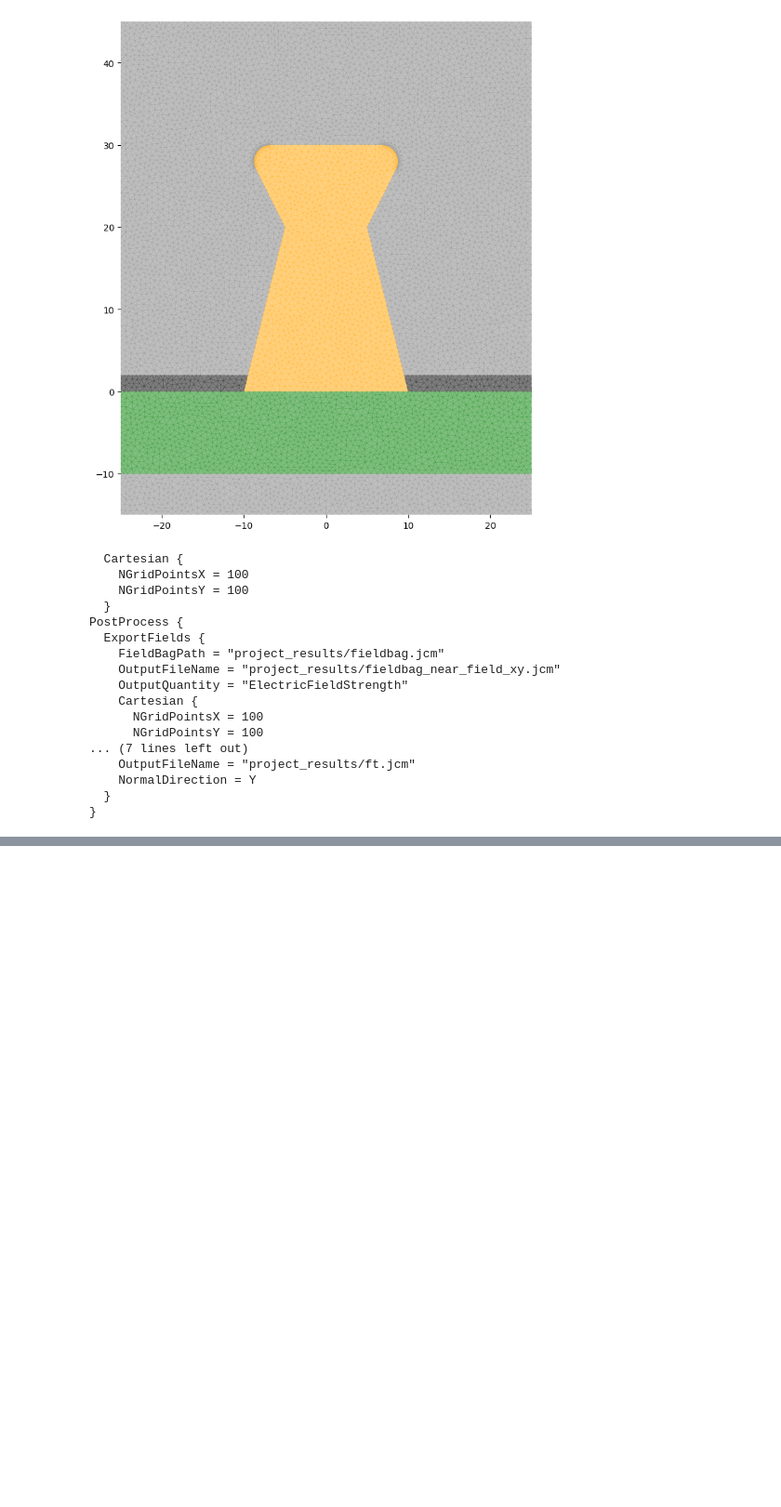
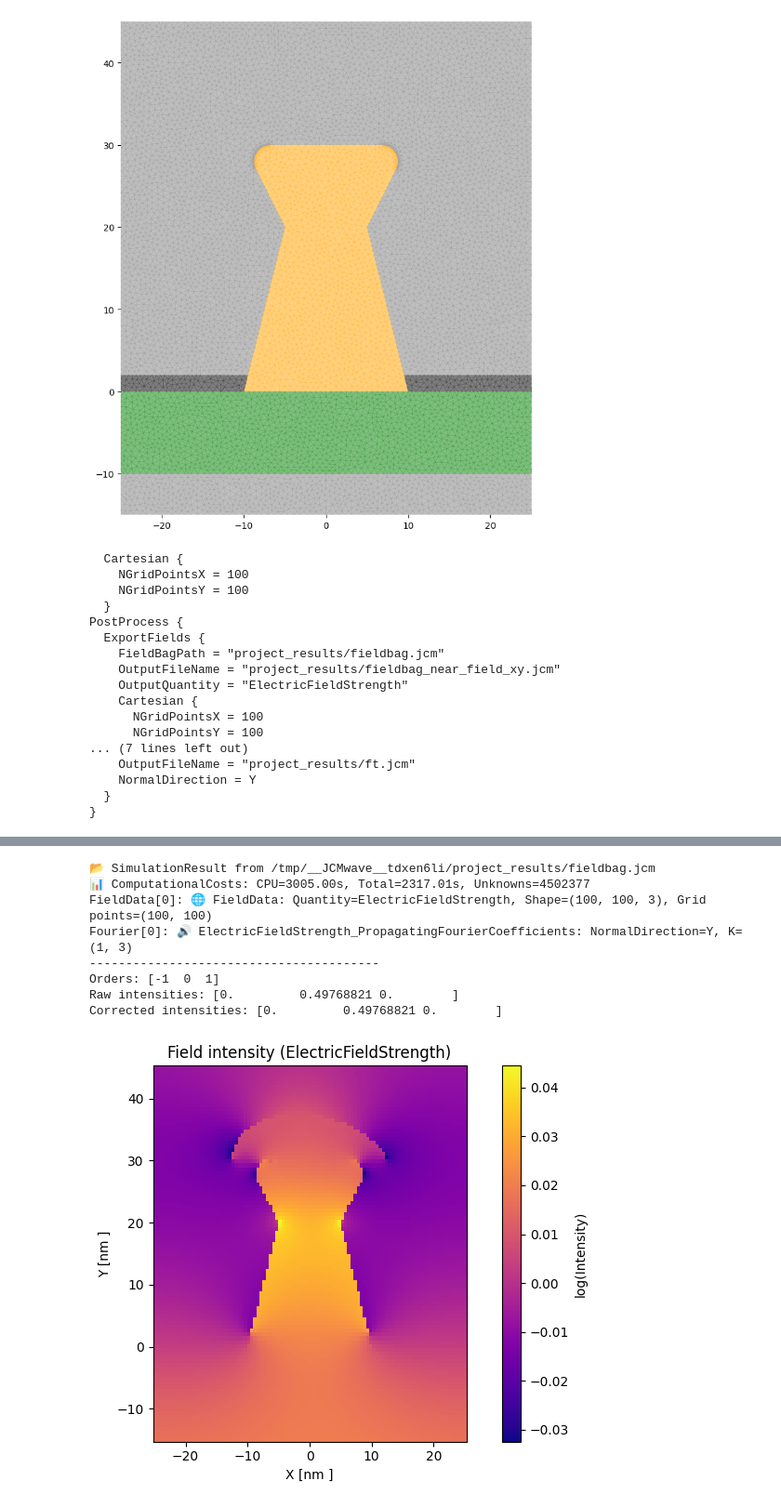
Before and after one commit to kasandrle/JCMwave_modeling, a Jupyter notebook: notbooks/start.ipynb, the cells around one changed output, grey strips where cells are left out. Shown at 93% size. Saved outputs shown, nothing was run; the diff lists cells and outputs as text; code cells hidden in the pictures; blank space fills up the shorter version.

Commit message:
add class for results

```diff
--- a/notbooks/start.ipynb
+++ b/notbooks/start.ipynb
@@ -244,10 +244,10 @@ keys['angle_of_incidence']= 0 #-82 #87.285796
 keys['postprocess']=[pp1,pp2]
 s_eV = Source(lam=200, polarization=[1, 0], angle_of_incidence=45, phi=45, unit='nm',incidence='FromBelow')
 keys['source']=[s_eV]
-results = jcmwave.solve("../JCM_clean/project.jcmpt",keys=keys)
-#ids.append(
-#    jcmwave.solve('../JCM_clean/project-field.jcmpt',  keys=keys, temporary=True)
-#)
+#results = jcmwave.solve("../JCM_clean/project.jcmpt",keys=keys)
+ids.append(
+    jcmwave.solve('../JCM_clean/project.jcmpt',  keys=keys, temporary=True)
+)
 #results = [results]
 
-#results, logs = jcmwave.daemon.wait(ids, verbose=False)
+results, logs = jcmwave.daemon.wait(ids, verbose=False)
@@ -300,0 +278,25 @@ ax1.set_aspect('equal')
+# %%
+sim_results = SimulationResult.from_list(results)
+
+for res in sim_results:
+    print(res.summary())
+    print("-" * 40)
+    fd = res.field_data[0]   # your FieldData object
+    fd.plot_field(index=0, log=True, cmap="plasma")
+
+    fo = res.fourier[0].compute_order_intensities(orders_uni=[-1, 0, 1])
+    print("Orders:", fo["orders"])
+    print("Raw intensities:", fo["raw"])
+    print("Corrected intensities:", fo["corrected"])
+
+df = res.fourier[0].to_dataframe()
+# %% [output]
+📂 SimulationResult from /tmp/__JCMwave__tdxen6li/project_results/fieldbag.jcm
+📊 ComputationalCosts: CPU=3005.00s, Total=2317.01s, Unknowns=4502377
+FieldData[0]: 🌐 FieldData: Quantity=ElectricFieldStrength, Shape=(100, 100, 3), Grid points=(100, 100)
+Fourier[0]: 🔊 ElectricFieldStrength_PropagatingFourierCoefficients: NormalDirection=Y, K=(1, 3)
+----------------------------------------
+Orders: [-1  0  1]
+Raw intensities: [0.         0.49768821 0.        ]
+Corrected intensities: [0.         0.49768821 0.        ]
+[figure, added]
```
Also changed, not shown: parts of 14 cells of this notebook, 2 other files.
